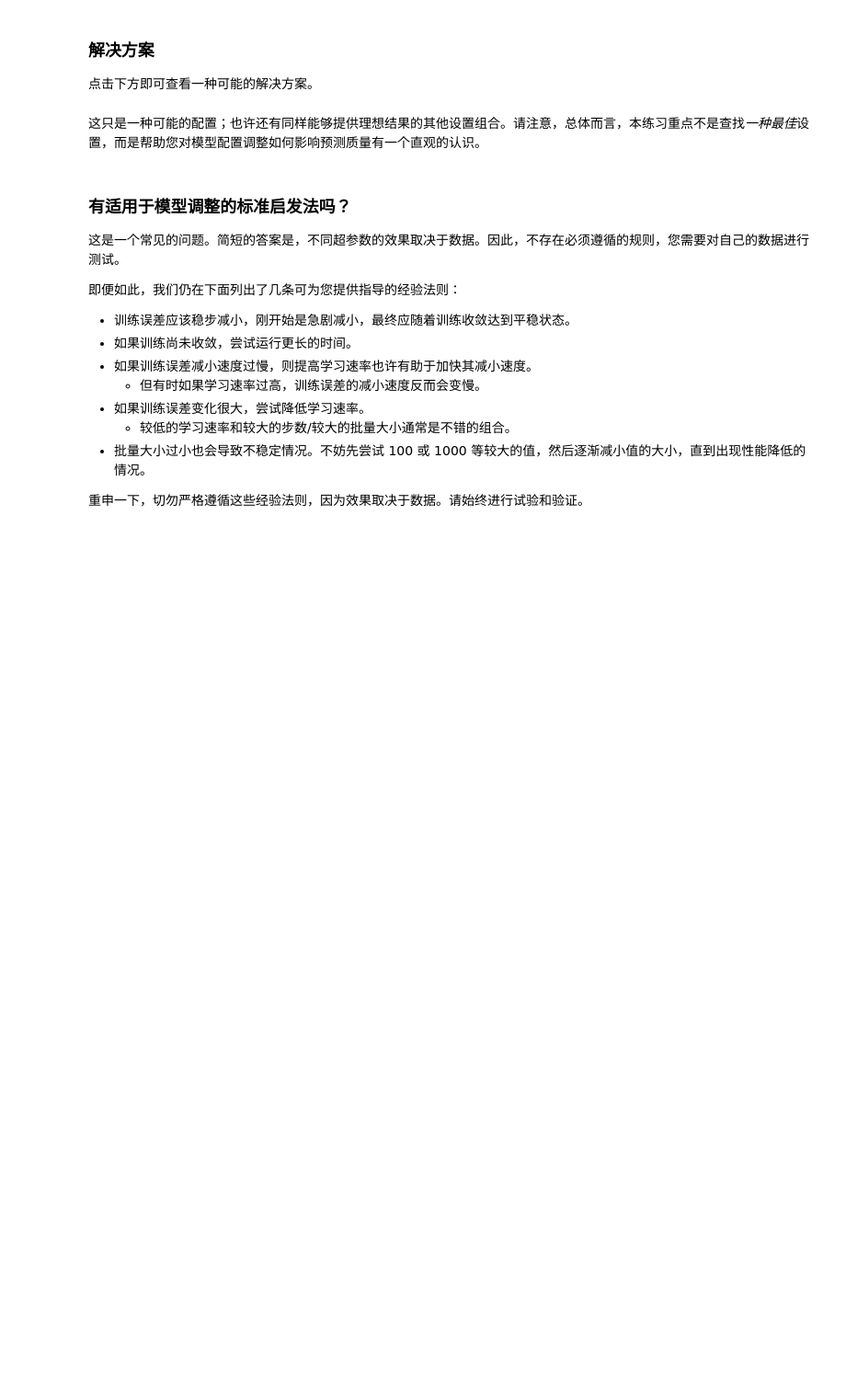
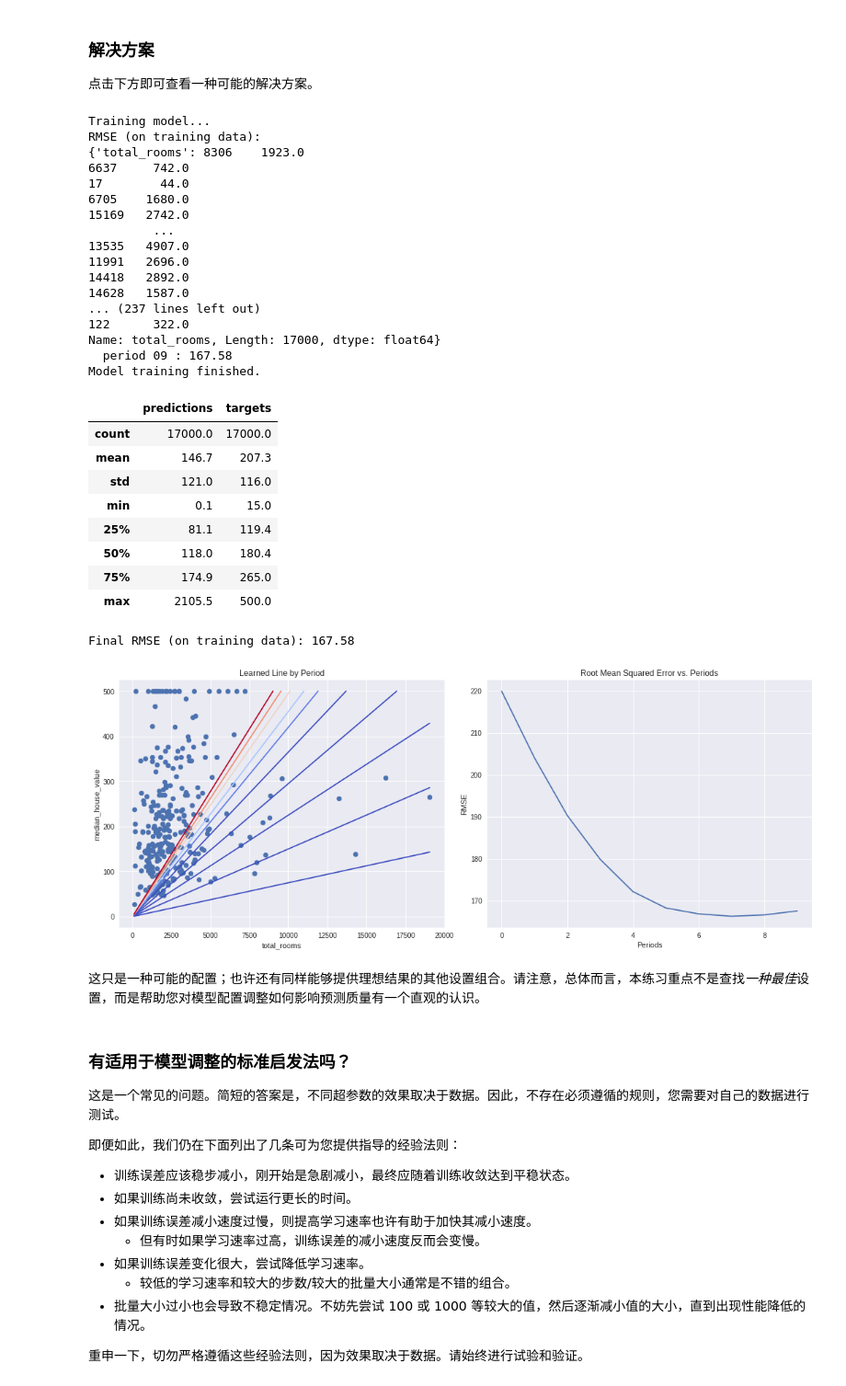
Before and after one commit to Leocodefocus/project, a Jupyter notebook: first_steps_with_tensor_flow.ipynb, the cells around one changed output. Shown at 92% size. Cells and saved outputs as stored; diff of their text form; code cells hidden in the pictures; blank space fills up the shorter version.

```diff
--- a/first_steps_with_tensor_flow.ipynb
+++ b/first_steps_with_tensor_flow.ipynb
@@ -637,10 +704,39 @@ train_model(
 点击下方即可查看一种可能的解决方案。
 # %%
 train_model(
-    learning_rate=0.00002,
-    steps=500,
+    learning_rate=0.00005,
+    steps=300,
     batch_size=5
 )
+# %% [output]
+Training model...
+RMSE (on training data):
+{'total_rooms': 8306    1923.0
+6637     742.0
+17        44.0
+6705    1680.0
+15169   2742.0
+         ...
+13535   4907.0
+11991   2696.0
+14418   2892.0
+14628   1587.0
+... (237 lines left out)
+122      322.0
+Name: total_rooms, Length: 17000, dtype: float64}
+  period 09 : 167.58
+Model training finished.
+|  | predictions | targets |
+| count | 17000.0 | 17000.0 |
+| mean | 146.7 | 207.3 |
+| std | 121.0 | 116.0 |
+| min | 0.1 | 15.0 |
+| 25% | 81.1 | 119.4 |
+| 50% | 118.0 | 180.4 |
+| 75% | 174.9 | 265.0 |
+| max | 2105.5 | 500.0 |
+Final RMSE (on training data): 167.58
+[figure, added]
 # %% [markdown]
  这只是一种可能的配置；也许还有同样能够提供理想结果的其他设置组合。请注意，总体而言，本练习重点不是查找*一种最佳*设置，而是帮助您对模型配置调整如何影响预测质量有一个直观的认识。
 # %% [markdown]
```
Also changed, not shown: parts of 17 cells of this notebook.
